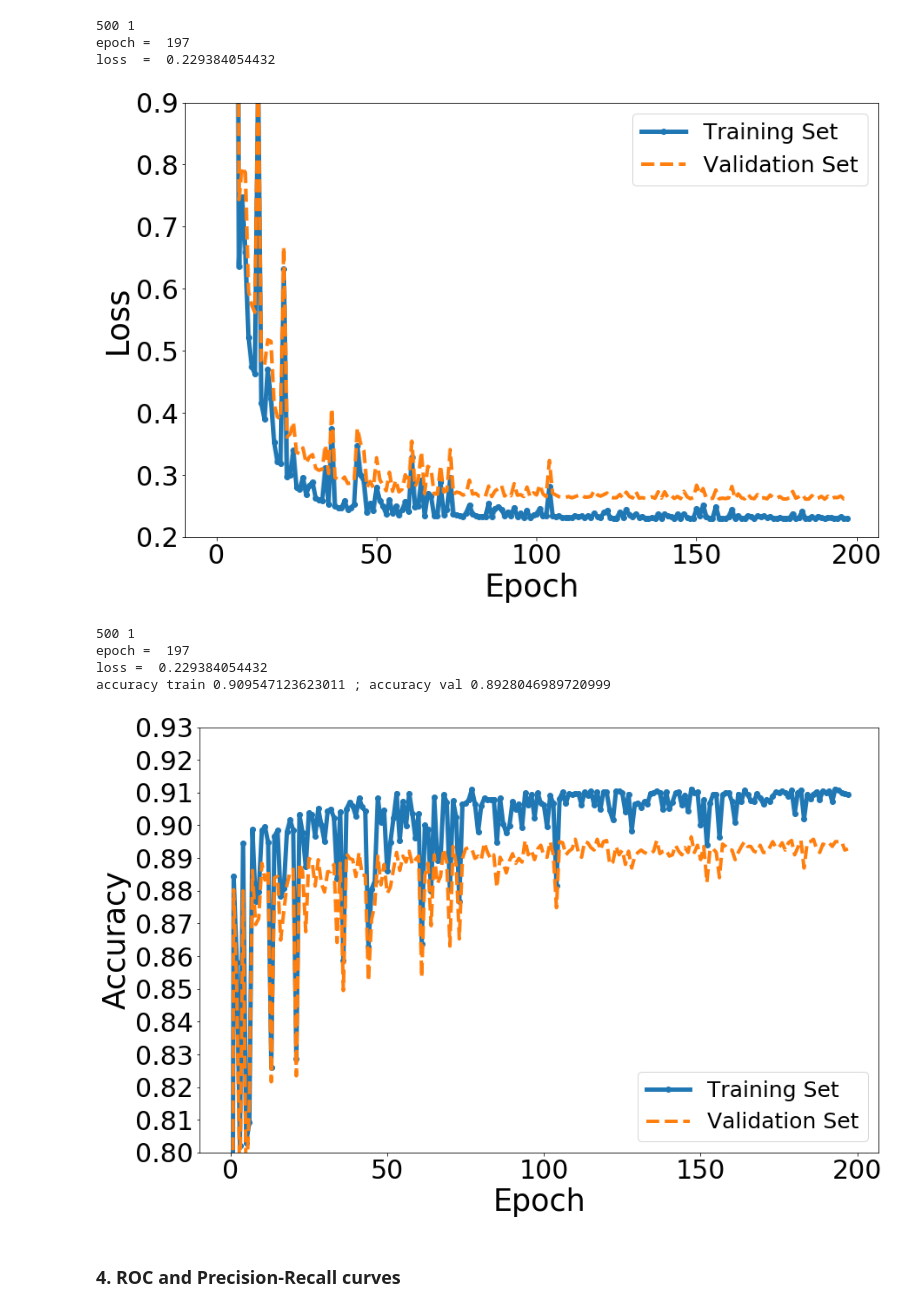
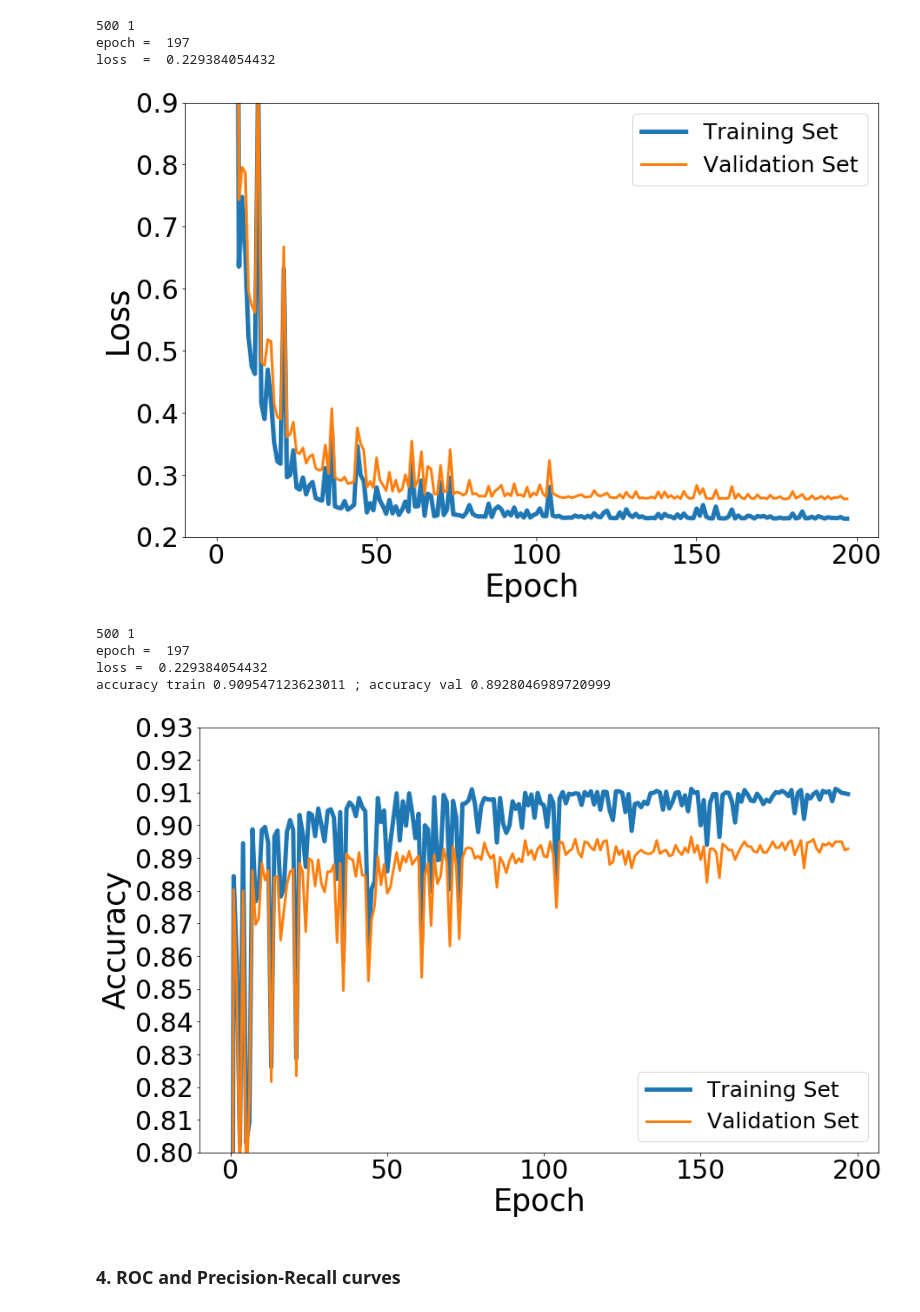
Before and after one commit to caitaozhan/CSE512-homework, a Jupyter notebook: hw3/logistic_regression_test.ipynb, the cells around one changed output. Saved outputs shown, nothing was run; the diff lists cells and outputs as text; code cells hidden in the pictures.

```diff
--- a/hw3/logistic_regression_test.ipynb
+++ b/hw3/logistic_regression_test.ipynb
@@ -574,8 +679,8 @@ Y_1 = df_1[1].tolist()
 X_2 = df_2[0].tolist()
 Y_2 = df_2[1].tolist()
 
-plt.plot(X_1, Y_1, linestyle='-', marker='o', markersize=6)
-plt.plot(X_2, Y_2, linestyle='--', linewidth=4)
+plt.plot(X_1, Y_1, linestyle='-')
+plt.plot(X_2, Y_2, linestyle='-', linewidth=3)
 
 plt.legend(['Training Set', 'Validation Set'], prop={'size':25})
 plt.xlabel('Epoch', fontsize=35)
@@ -585,7 +690,7 @@ plt.ylim([0.2, 0.9])
 plt.savefig('plot/q2_3_3_a2.pdf')
 plt.show()
 # %% [output]
-[figure, old version]
+[figure, new version]
 # %%
 # (b) Plot Accuracy vs num_epochs for both training and validation set on the same figure
 LR = LogisticRegression(eta0=500, m=16)
@@ -602,35 +707,35 @@ rcParams['lines.linewidth'] = 5
 SMALL_SIZE = 30
 MEDIUM_SIZE = 30
 BIGGER_SIZE = 30
 #
 plt.rc('font', size=SMALL_SIZE)          # controls default text sizes
 plt.rc('axes', titlesize=SMALL_SIZE)     # fontsize of the axes title
 plt.rc('axes', labelsize=MEDIUM_SIZE)    # fontsize of the x and y labels
 plt.rc('xtick', labelsize=SMALL_SIZE)    # fontsize of the tick labels
 plt.rc('ytick', labelsize=SMALL_SIZE)    # fontsize of the tick labels
 plt.rc('legend', fontsize=SMALL_SIZE)    # legend fontsize
 plt.rc('figure', titlesize=BIGGER_SIZE)  # fontsize of the figure title
 
 df_1 = pd.read_csv('plot_data/q2_3_3_b_train.csv', header=None)
 df_2 = pd.read_csv('plot_data/q2_3_3_b_val.csv', header=None)
 
 X_1 = df_1[0].tolist()
 Y_1 = df_1[1].tolist()
 
 X_2 = df_2[0].tolist()
 Y_2 = df_2[1].tolist()
 
-plt.plot(X_1, Y_1, linestyle='-', marker='o', markersize=6)
-plt.plot(X_2, Y_2, linestyle='--', linewidth=4)
+plt.plot(X_1, Y_1, linestyle='-')
+plt.plot(X_2, Y_2, linestyle='-', linewidth=3)
 
 plt.legend(['Training Set', 'Validation Set'], prop={'size':25})
 plt.xlabel('Epoch', fontsize=35)
 plt.ylabel('Accuracy', fontsize=35)
 plt.yticks(np.arange(0.8, 0.94, 0.01))
 plt.ylim([0.8, 0.93])
 plt.savefig('plot/q2_3_3_b2.pdf')
 plt.show()
 # %% [output]
-[figure, old version]
+[figure, new version]
 # %% [markdown]
 ### 4. ROC and Precision-Recall curves
```
Also changed, not shown: parts of 15 cells of this notebook, 6 other files.
